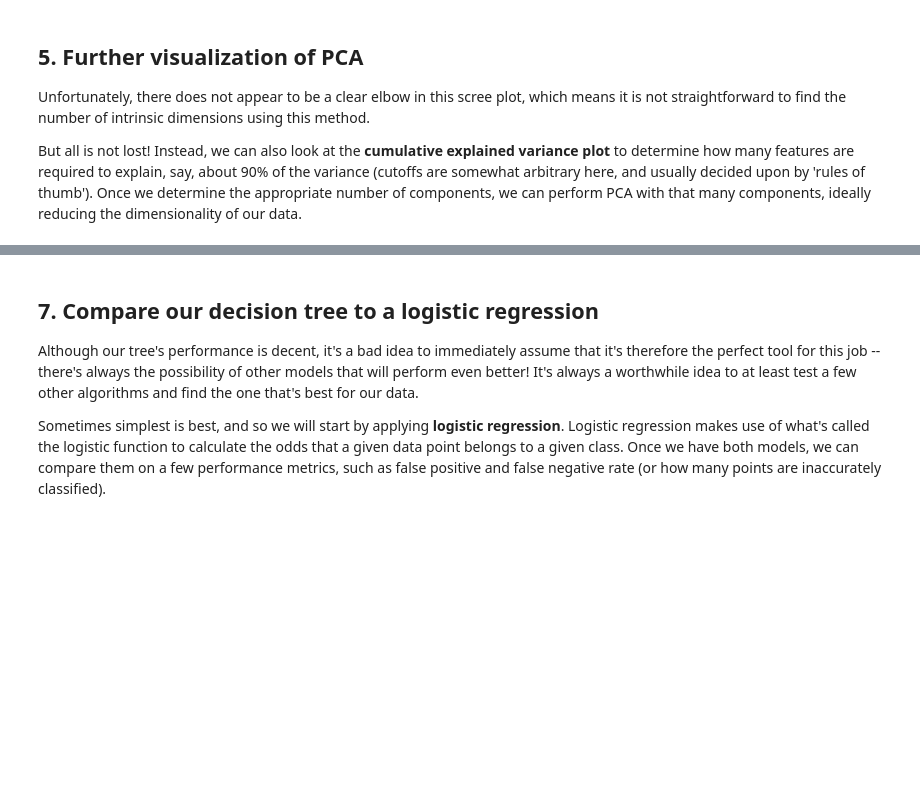
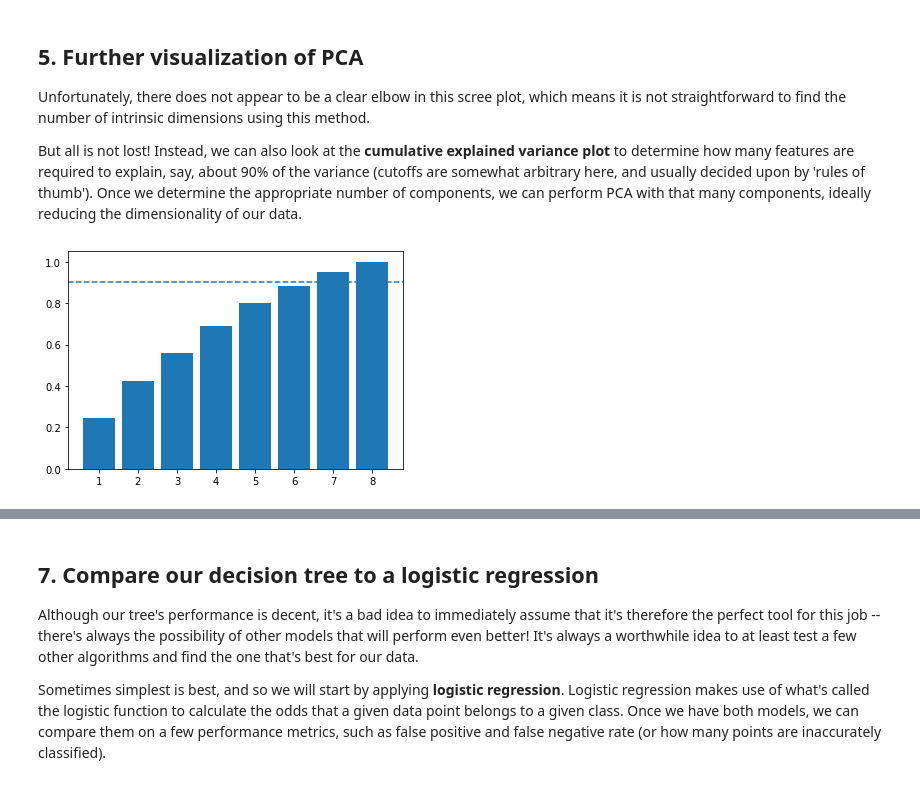
Before and after one commit to femtonelson/Classifying-Songs-Genres-From-Audio-Data, a Jupyter notebook: Classifying-Song-Genres.ipynb, the cells around one changed output, grey strips where cells are left out. Cells and saved outputs as stored; diff of their text form; code cells hidden in the pictures; blank space fills up the shorter version.

```diff
--- a/Classifying-Song-Genres.ipynb
+++ b/Classifying-Song-Genres.ipynb
@@ -96,21 +107,23 @@ ax.set_xlabel('Principal Component #')
 <p>But all is not lost! Instead, we can also look at the <strong>cumulative explained variance plot</strong> to determine how many features are required to explain, say, about 90% of the variance (cutoffs are somewhat arbitrary here, and usually decided upon by 'rules of thumb'). Once we determine the appropriate number of components, we can perform PCA with that many components, ideally reducing the dimensionality of our data.</p>
 # %%
 # Import numpy
-...
+import numpy as np
 
 # Calculate the cumulative explained variance
-cum_exp_variance = ...
+cum_exp_variance = np.cumsum(exp_variance)
 
 # Plot the cumulative explained variance and draw a dashed line at 0.90.
 fig, ax = plt.subplots()
-...
-ax.axhline(y=0.9, linestyle='--')
-n_components = ...
+ax.bar(range(1, len(cum_exp_variance) + 1), cum_exp_variance)
+ax.axhline(y = 0.9, linestyle='--')
+n_components = (cum_exp_variance < 0.9).sum()
 
 # Perform PCA with the chosen number of components and project data onto components
 pca = PCA(n_components, random_state=10)
 pca.fit(scaled_train_features)
-pca_projection = ...
+pca_projection = pca.transform(scaled_train_features)
+# %% [output]
+[figure, added]
 # %% [markdown]
 ## 6. Train a decision tree to classify genre
 <p>Now we can use the lower dimensional PCA projection of the data to classify songs into genres. To do that, we first need to split our dataset into 'train' and 'test' subsets, where the 'train' subset will be used to train our model while the 'test' dataset allows for model performance validation.</p>
```
Also changed, not shown: parts of 13 cells of this notebook.
